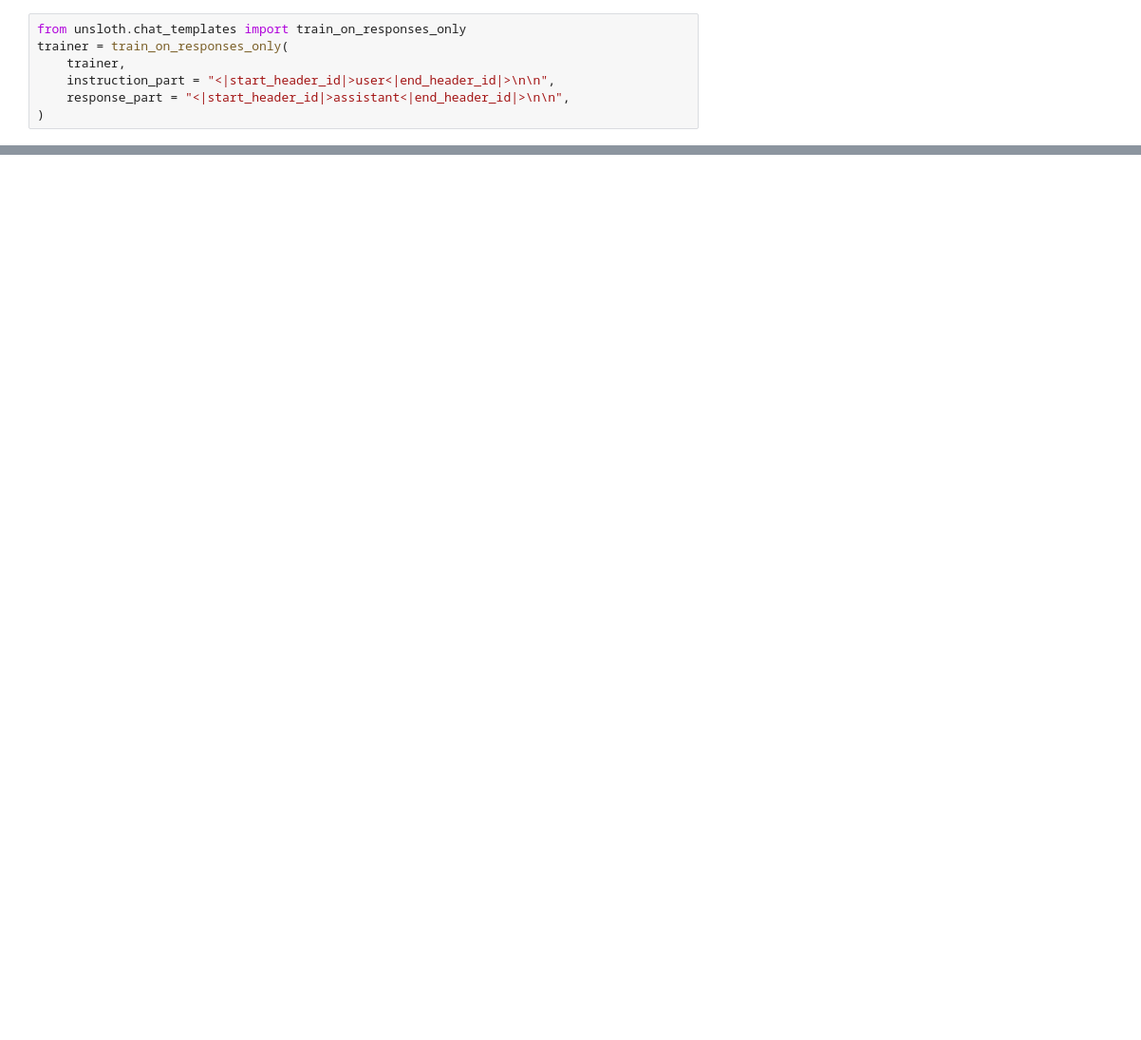
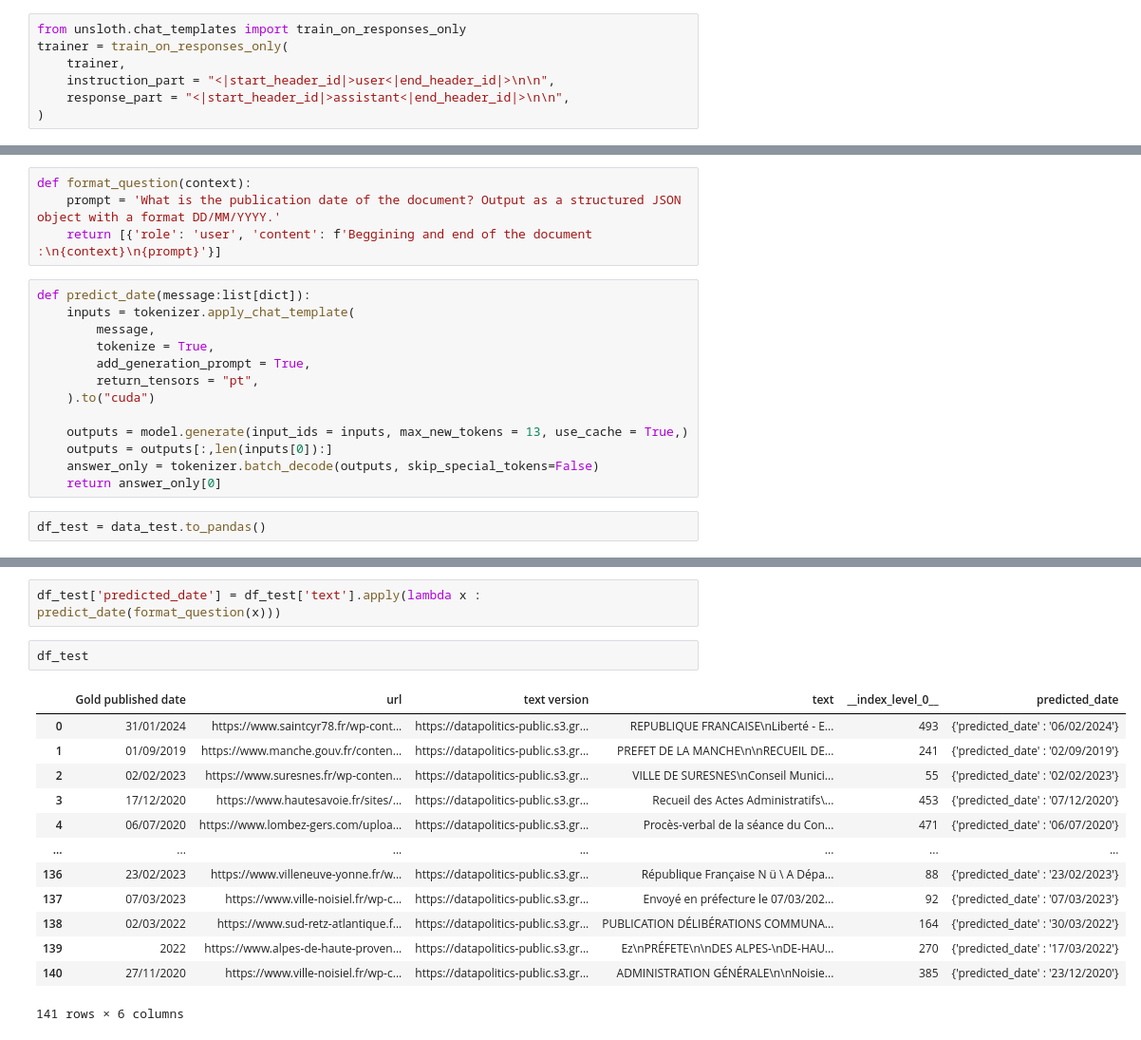
Before and after one commit to Alexanthos/publication-date-extractor, a Jupyter notebook: llama_finetune.ipynb, the cells around one changed output, grey strips where cells are left out. Shown: that part at 95% size. Saved outputs shown, nothing was run; the diff lists cells and outputs as text; blank space fills up the shorter version.

```diff
--- a/llama_finetune.ipynb
+++ b/llama_finetune.ipynb
@@ -130,0 +260,19 @@ df_hf.to_pickle('llamacpp_newlabels.pkl')
+# %%
+def format_question(context):
+    prompt = 'What is the publication date of the document? Output as a structured JSON object with a format DD/MM/YYYY.'
+    return [{'role': 'user', 'content': f'Beggining and end of the document :\n{context}\n{prompt}'}]
+# %%
+def predict_date(message:list[dict]):
+    inputs = tokenizer.apply_chat_template(
+        message,
+        tokenize = True,
+        add_generation_prompt = True,
+        return_tensors = "pt",
+    ).to("cuda")
+
+    outputs = model.generate(input_ids = inputs, max_new_tokens = 13, use_cache = True,)
+    outputs = outputs[:,len(inputs[0]):]
+    answer_only = tokenizer.batch_decode(outputs, skip_special_tokens=False)
+    return answer_only[0]
+# %%
+df_test = data_test.to_pandas()
@@ -130,0 +327,18 @@ df_hf.to_pickle('llamacpp_newlabels.pkl')
+# %%
+df_test['predicted_date'] = df_test['text'].apply(lambda x : predict_date(format_question(x)))
+# %%
+df_test
+# %% [output]
+|  | Gold published date | url | text version | text | __index_level_0__ | predicted_date |
+| 0 | 31/01/2024 | https://www.saintcyr78.fr/wp-cont... | https://datapolitics-public.s3.gr... | REPUBLIQUE FRANCAISE\nLiberté - E... | 493 | {'predicted_date' : '06/02/2024'} |
+| 1 | 01/09/2019 | https://www.manche.gouv.fr/conten... | https://datapolitics-public.s3.gr... | PREFET DE LA MANCHE\n\nRECUEIL DE... | 241 | {'predicted_date' : '02/09/2019'} |
+| 2 | 02/02/2023 | https://www.suresnes.fr/wp-conten... | https://datapolitics-public.s3.gr... | VILLE DE SURESNES\nConseil Munici... | 55 | {'predicted_date' : '02/02/2023'} |
+| 3 | 17/12/2020 | https://www.hautesavoie.fr/sites/... | https://datapolitics-public.s3.gr... | Recueil des Actes Administratifs\... | 453 | {'predicted_date' : '07/12/2020'} |
+| 4 | 06/07/2020 | https://www.lombez-gers.com/uploa... | https://datapolitics-public.s3.gr... | Procès-verbal de la séance du Con... | 471 | {'predicted_date' : '06/07/2020'} |
+| ... | ... | ... | ... | ... | ... | ... |
+| 136 | 23/02/2023 | https://www.villeneuve-yonne.fr/w... | https://datapolitics-public.s3.gr... | République Française N ü \ A Dépa... | 88 | {'predicted_date' : '23/02/2023'} |
+| 137 | 07/03/2023 | https://www.ville-noisiel.fr/wp-c... | https://datapolitics-public.s3.gr... | Envoyé en préfecture le 07/03/202... | 92 | {'predicted_date' : '07/03/2023'} |
+| 138 | 02/03/2022 | https://www.sud-retz-atlantique.f... | https://datapolitics-public.s3.gr... | PUBLICATION DÉLIBÉRATIONS COMMUNA... | 164 | {'predicted_date' : '30/03/2022'} |
+| 139 | 2022 | https://www.alpes-de-haute-proven... | https://datapolitics-public.s3.gr... | Ez\nPRÉFETE\n\nDES ALPES-\nDE-HAU... | 270 | {'predicted_date' : '17/03/2022'} |
+| 140 | 27/11/2020 | https://www.ville-noisiel.fr/wp-c... | https://datapolitics-public.s3.gr... | ADMINISTRATION GÉNÉRALE\n\nNoisie... | 385 | {'predicted_date' : '23/12/2020'} |
+141 rows × 6 columns
```
Also changed, not shown: parts of 49 cells of this notebook.
